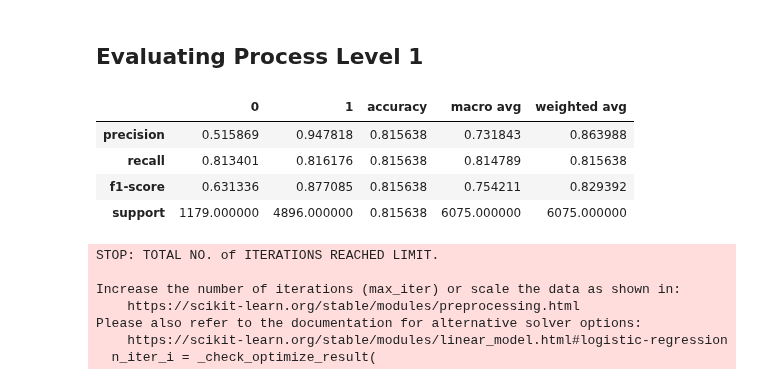
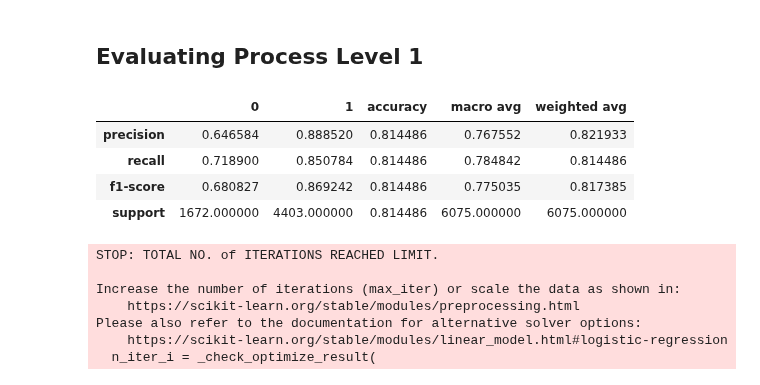
Before and after one commit to ElbazHaim/twitter_sarcasm_project, a Jupyter notebook: project.ipynb, the cells around one changed output. Drawn from its saved outputs; the diff is of its cells as text; code cells hidden in the pictures.

```diff
--- a/project.ipynb
+++ b/project.ipynb
@@ -225,18 +225,18 @@ y = training_data["class"]
 X_pred = vectorizer.transform(test_data["tweets"])
 # %%
 model = RandomForestClassifier(class_weight="balanced",
-                               min_samples_leaf=1,
-                               n_estimators=15,
+                               min_samples_leaf=3,
+                               n_estimators=110,
                                n_jobs=7,
-                               random_state=99101)
+                               random_state=42)
 model.fit(X, y)
 y_pred = model.predict(X_pred)
 pd.DataFrame(classification_report(y_pred, y_test, output_dict=True))
 # %% [output]
 |  | 0 | 1 | accuracy | macro avg | weighted avg |
-| precision | 0.515869 | 0.947818 | 0.815638 | 0.731843 | 0.863988 |
-| recall | 0.813401 | 0.816176 | 0.815638 | 0.814789 | 0.815638 |
-| f1-score | 0.631336 | 0.877085 | 0.815638 | 0.754211 | 0.829392 |
-| support | 1179.000000 | 4896.000000 | 0.815638 | 6075.000000 | 6075.000000 |
+| precision | 0.646584 | 0.888520 | 0.814486 | 0.767552 | 0.821933 |
+| recall | 0.718900 | 0.850784 | 0.814486 | 0.784842 | 0.814486 |
+| f1-score | 0.680827 | 0.869242 | 0.814486 | 0.775035 | 0.817385 |
+| support | 1672.000000 | 4403.000000 | 0.814486 | 6075.000000 | 6075.000000 |
 # %%
 model = LogisticRegression(class_weight=None,
```
Also changed, not shown: parts of 19 cells of this notebook, 3 other files.
